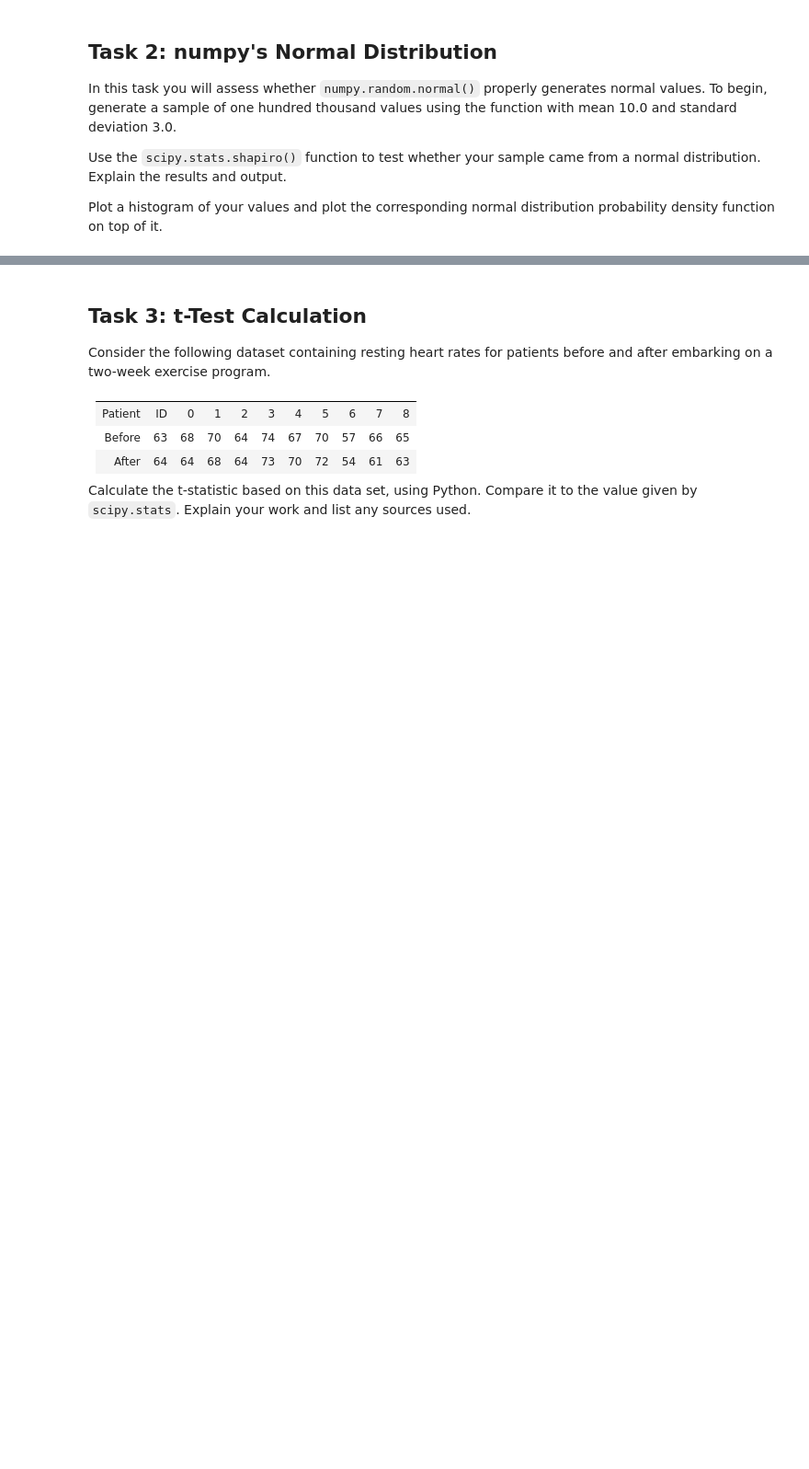
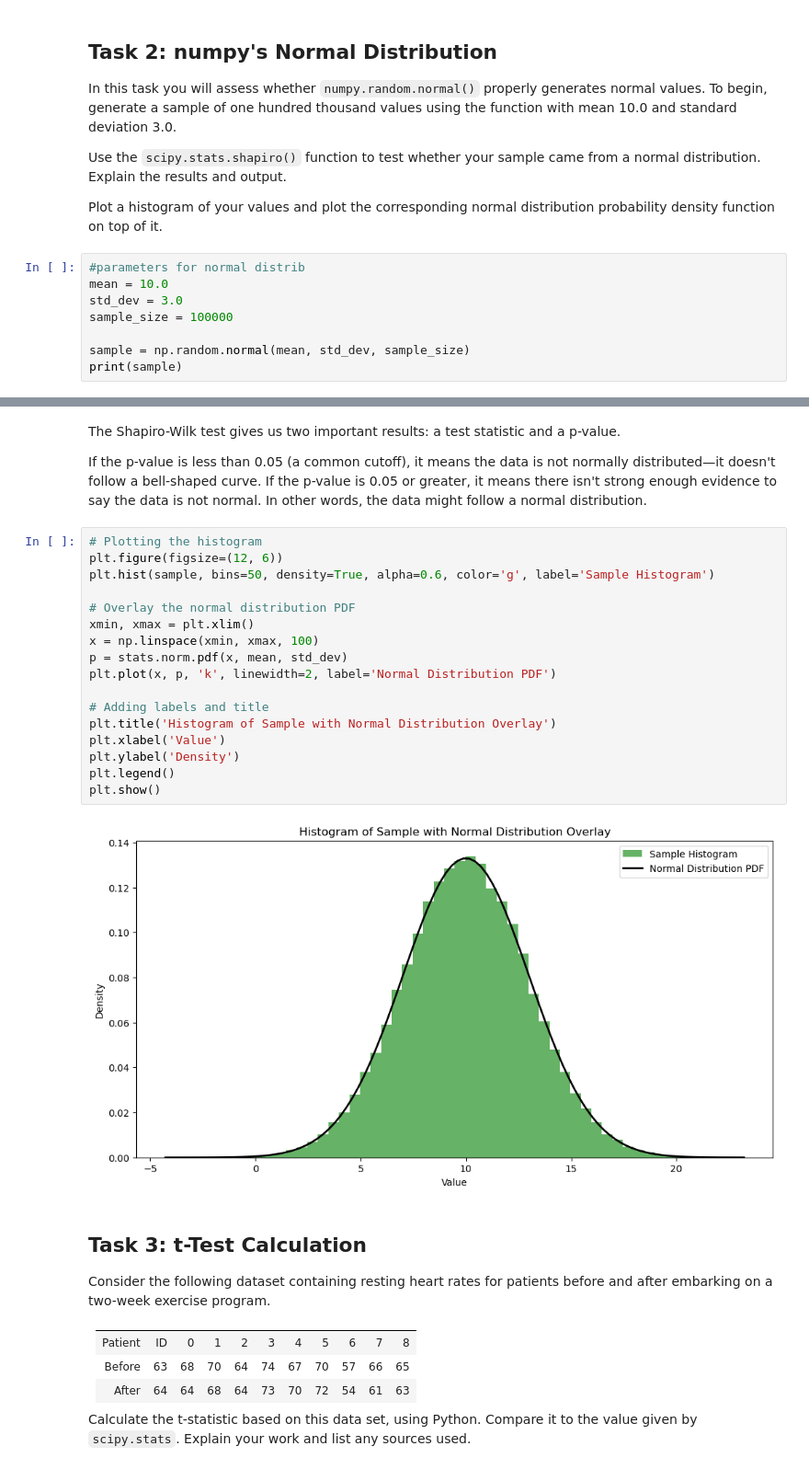
Before and after one commit to rebhanqui/applied-statistics, a Jupyter notebook: tasks.ipynb, the cells around one changed output, grey strips where cells are left out. Shown at 92% size. Saved outputs shown, nothing was run; the diff lists cells and outputs as text; blank space fills up the shorter version.

Commit message:
chart added, doesnt seem to work on github - checking works

```diff
--- a/tasks.ipynb
+++ b/tasks.ipynb
@@ -69,3 +71,11 @@ In this task you will assess whether `numpy.random.normal()` properly generates
 Use the `scipy.stats.shapiro()` function to test whether your sample came from a normal distribution. Explain the results and output.
 
 Plot a histogram of your values and plot the corresponding normal distribution probability density function on top of it.
+# %%
+#parameters for normal distrib
+mean = 10.0
+std_dev = 3.0
+sample_size = 100000
+
+sample = np.random.normal(mean, std_dev, sample_size)
+print(sample)
@@ -72,3 +93,27 @@ Plot a histogram of your values and plot the corresponding normal distribution p
+# %% [markdown]
+The Shapiro-Wilk test gives us two important results: a test statistic and a p-value.
+
+If the p-value is less than 0.05 (a common cutoff), it means the data is not normally distributed—it doesn't follow a bell-shaped curve.
+If the p-value is 0.05 or greater, it means there isn't strong enough evidence to say the data is not normal. In other words, the data might follow a normal distribution.
+# %%
+# Plotting the histogram
+plt.figure(figsize=(12, 6))
+plt.hist(sample, bins=50, density=True, alpha=0.6, color='g', label='Sample Histogram')
+
+# Overlay the normal distribution PDF
+xmin, xmax = plt.xlim()
+x = np.linspace(xmin, xmax, 100)
+p = stats.norm.pdf(x, mean, std_dev)
+plt.plot(x, p, 'k', linewidth=2, label='Normal Distribution PDF')
+
+# Adding labels and title
+plt.title('Histogram of Sample with Normal Distribution Overlay')
+plt.xlabel('Value')
+plt.ylabel('Density')
+plt.legend()
+plt.show()
+# %% [output]
+[figure, added]
 # %% [markdown]
 ## Task 3: t-Test Calculation
 
```
Also changed, not shown: parts of 4 cells of this notebook.
